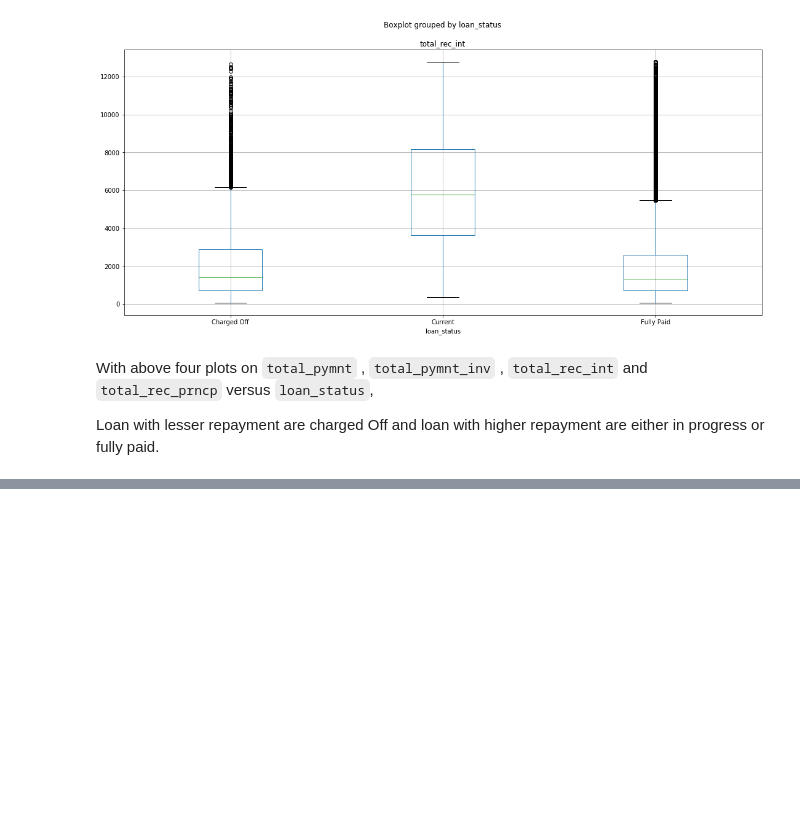
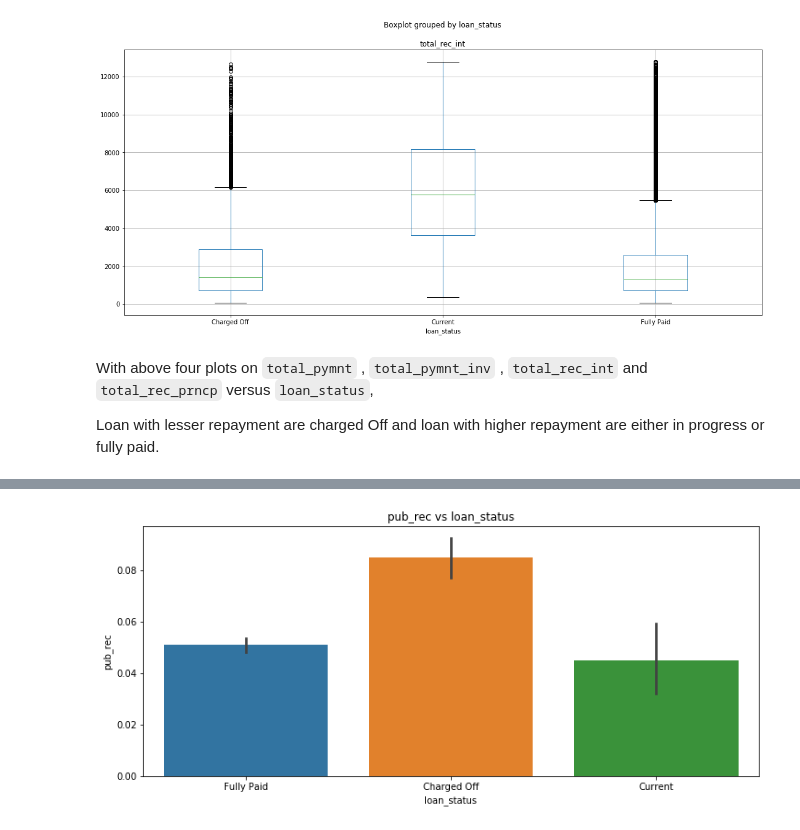
Before and after one commit to poornimaarunp/EDAGroupCaseStudy, a Jupyter notebook: Group_Univariate_.ipynb, the cells around one changed output, grey strips where cells are left out. Cells and saved outputs as stored; diff of their text form; code cells hidden in the pictures; blank space fills up the shorter version.

```diff
--- a/Group_Univariate_.ipynb
+++ b/Group_Univariate_.ipynb
@@ -1458,0 +1482,9 @@ Loan with lesser repayment are charged Off and loan with higher repayment are ei
+# %%
+# loan_status vs pub_rec
+plt.figure(figsize=(12, 5))
+sns.barplot(x='loan_status', y='pub_rec', data=loan)
+plt.title("pub_rec vs loan_status")
+
+plt.show()
+# %% [output]
+[figure, added]
```
Also changed, not shown: parts of 11 cells of this notebook.
